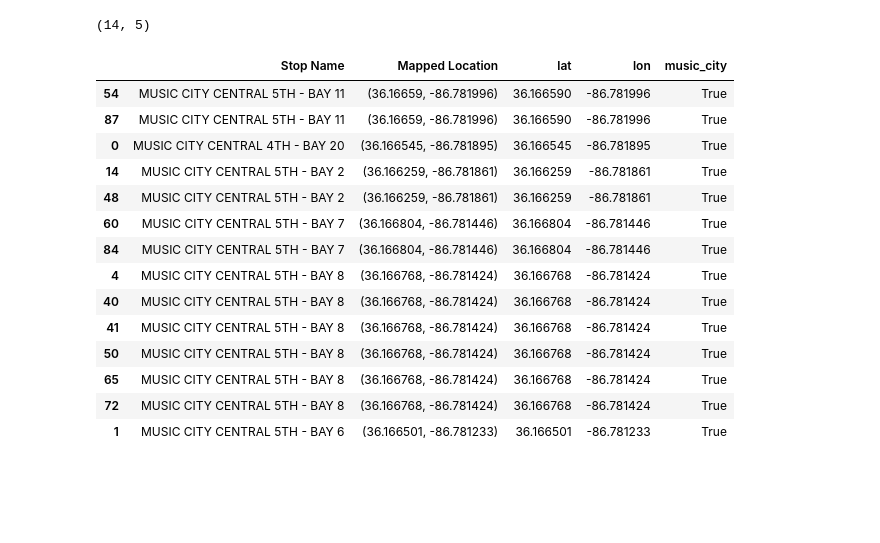
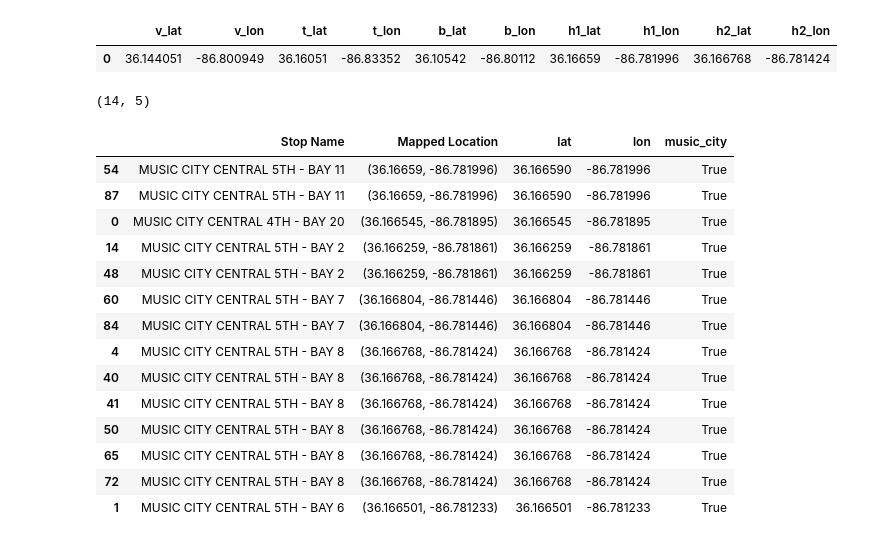
Before and after one commit to NSS-Data-Analytics-Cohort-8/scooter-partner1-badger-badger-python, a Jupyter notebook: notebooks/stretch_scoot_4.ipynb, the cells around one changed output. Cells and saved outputs as stored; diff of their text form; code cells hidden in the pictures; blank space fills up the shorter version.

```diff
--- a/notebooks/stretch_scoot_4.ipynb
+++ b/notebooks/stretch_scoot_4.ipynb
@@ -23,6 +23,24 @@ uni = {'university':['vandy', 'belmont', 'tsu'],
        'lon': ['-86.800949','-86.801120','-86.833520']}
 
 uni = pd.DataFrame(uni)
+# %%
+circles_please = {'v_lat':[36.144051],
+                  'v_lon':[-86.800949],
+                  't_lat': [36.160510],
+                  't_lon': [-86.833520],
+                  'b_lat': [36.105420],
+                  'b_lon': [-86.801120],
+                  'h1_lat': [36.166590],
+                  'h1_lon': [-86.781996],
+                  'h2_lat': [36.166768],
+                  'h2_lon': [-86.781424]}
+
+cp = pd.DataFrame(circles_please)
+# %%
+cp
+# %% [output]
+|  | v_lat | v_lon | t_lat | t_lon | b_lat | b_lon | h1_lat | h1_lon | h2_lat | h2_lon |
+| 0 | 36.144051 | -86.800949 | 36.16051 | -86.83352 | 36.10542 | -86.80112 | 36.16659 | -86.781996 | 36.166768 | -86.781424 |
 # %%
 uni['geometry'] = uni.apply(lambda x: Point((x.lon, x.lat)), axis=1)
 uni
```
Also changed, not shown: parts of 4 cells of this notebook, 3 other files.
